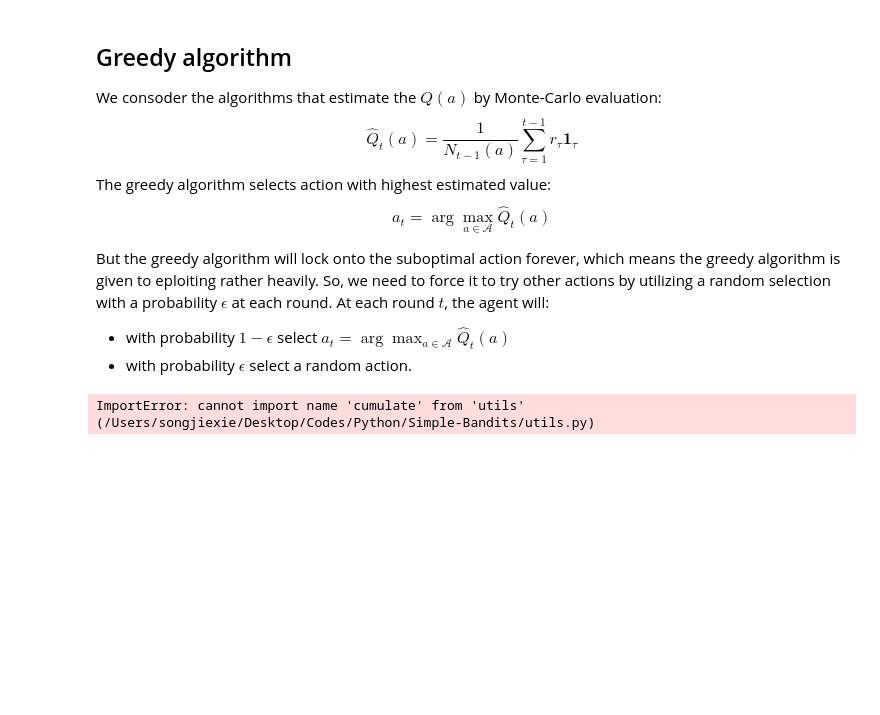
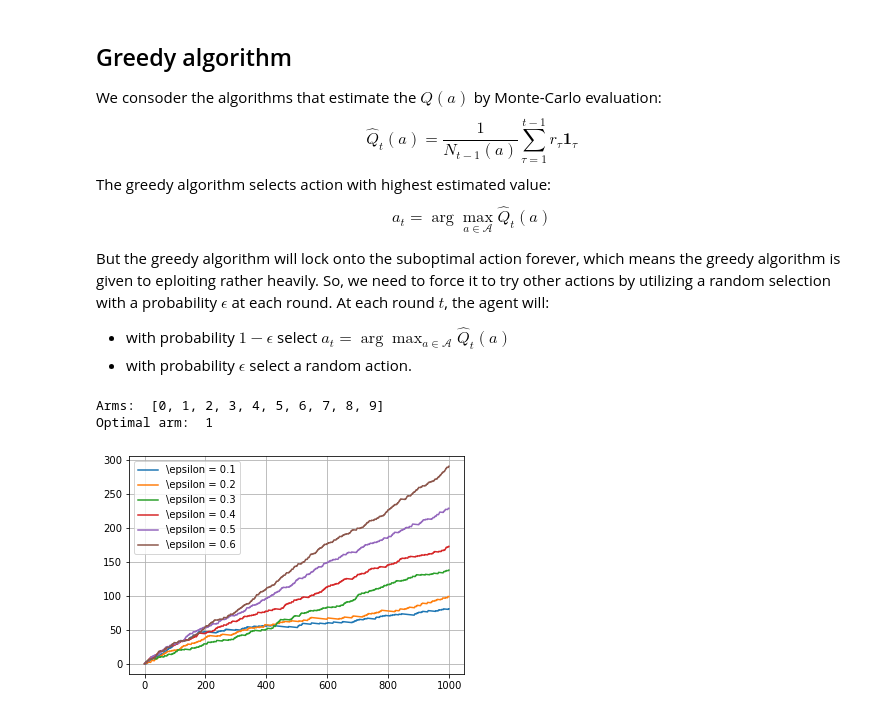
Before and after one commit to SongjieXie/Simple-Bandits, a Jupyter notebook: Simulation_and_Notes.ipynb, the cells around one changed output. Drawn from its saved outputs; the diff is of its cells as text; code cells hidden in the pictures; blank space fills up the shorter version.

```diff
--- a/Simulation_and_Notes.ipynb
+++ b/Simulation_and_Notes.ipynb
@@ -62,31 +62,34 @@ for i in range(6):
 print("Arms: ", mBern_env_lists[1].arms_names)
 print("Optimal arm: ", mBern_env_lists[1].optimal)
 
 agents_list = []
 for ep in ep_list:
     agents_list.append(
         epGreedyAgent(actions, ep)
     )
 
 for t in range(T):
     for i in range(len(ep_list)):
         action = agents_list[i].decide()
         reward = mBern_env_lists[i].take(action)
         agents_list[i].update(reward)
 
 cumulative_regrets_list = []
 for env in mBern_env_lists:
     cumulative_regrets_list.append(
         cumulate(env.regrets)
     )
 
 plt.figure()
 plt.plot(cumulative_regrets_list[0], label="\epsilon = 0.1")
 plt.plot(cumulative_regrets_list[1], label="\epsilon = 0.2")
 plt.plot(cumulative_regrets_list[2], label="\epsilon = 0.3")
 plt.plot(cumulative_regrets_list[3], label="\epsilon = 0.4")
 plt.plot(cumulative_regrets_list[4], label="\epsilon = 0.5")
 plt.plot(cumulative_regrets_list[5], label="\epsilon = 0.6")
+plt.legend()
 plt.grid()
 # %% [output]
-ImportError: cannot import name 'cumulate' from 'utils' (/Users/songjiexie/Desktop/Codes/Python/Simple-Bandits/utils.py)
+Arms:  [0, 1, 2, 3, 4, 5, 6, 7, 8, 9]
+Optimal arm:  1
+[figure, added]
```
